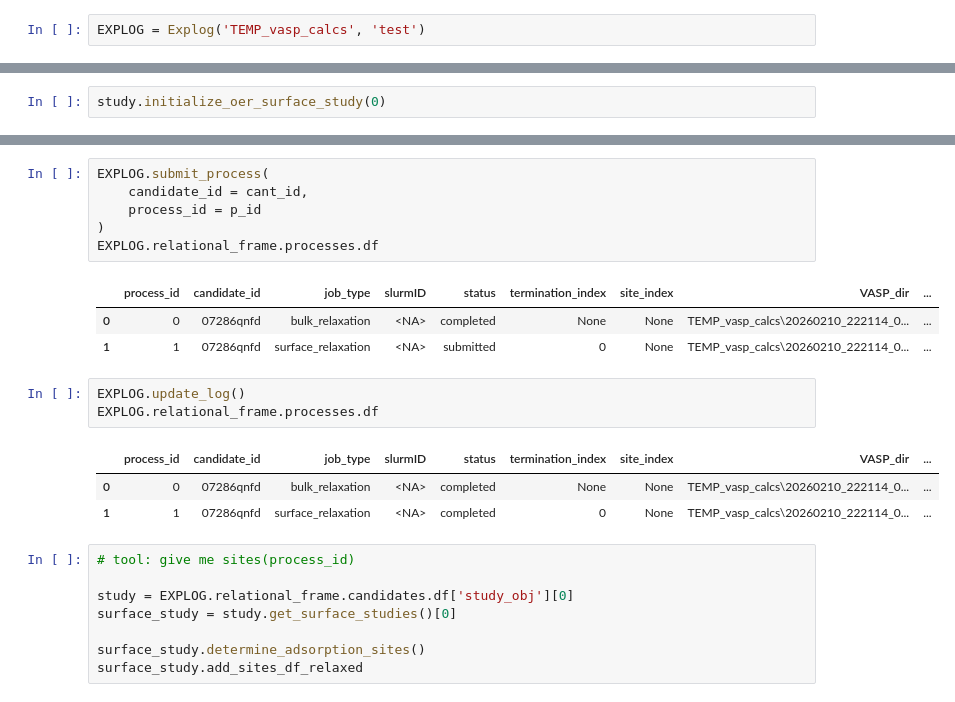
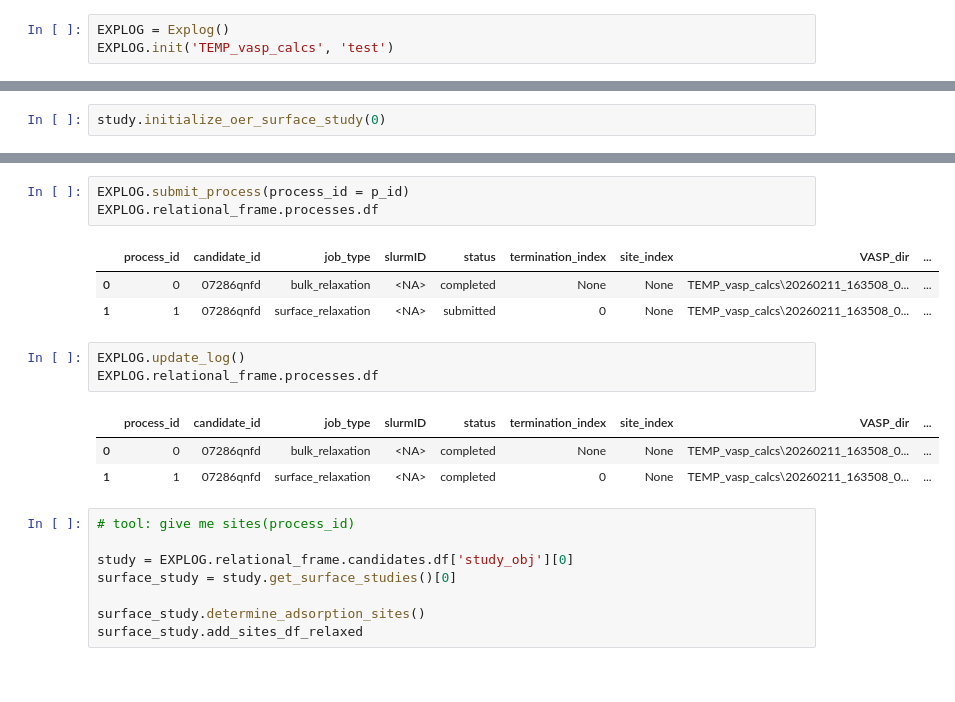
Before and after one commit to Matminator/GNoME_DREAMS_OER_screening, a Jupyter notebook: notebooks/sudo_workflow.ipynb, the cells around one changed output, grey strips where cells are left out. Saved outputs shown, nothing was run; the diff lists cells and outputs as text.

```diff
--- a/notebooks/sudo_workflow.ipynb
+++ b/notebooks/sudo_workflow.ipynb
@@ -13,7 +13,8 @@ from pymatgen.io.ase import AseAtomsAdaptor
 from gnome_dreams_oer_screening import OER_catalyst_study
 from gnome_dreams_oer_screening import Explog
 # %%
-EXPLOG = Explog('TEMP_vasp_calcs', 'test')
+EXPLOG = Explog()
+EXPLOG.init('TEMP_vasp_calcs', 'test')
 # %%
 # Test structures, to hand to the study object:
 ZrO2_m = read('ZrO2_m.cif')
@@ -123,20 +102,17 @@ EXPLOG.relational_frame.processes.df
 # %%
-EXPLOG.submit_process(
-    candidate_id = cant_id,
-    process_id = p_id
-)
+EXPLOG.submit_process(process_id = p_id)
 EXPLOG.relational_frame.processes.df
 # %% [output]
 |  | process_id | candidate_id | job_type | slurmID | status | termination_index | site_index | VASP_dir | ... |
-| 0 | 0 | 07286qnfd | bulk_relaxation | <NA> | completed | None | None | TEMP_vasp_calcs\20260210_222114_0... | ... |
-| 1 | 1 | 07286qnfd | surface_relaxation | <NA> | submitted | 0 | None | TEMP_vasp_calcs\20260210_222114_0... | ... |
+| 0 | 0 | 07286qnfd | bulk_relaxation | <NA> | completed | None | None | TEMP_vasp_calcs\20260211_163508_0... | ... |
+| 1 | 1 | 07286qnfd | surface_relaxation | <NA> | submitted | 0 | None | TEMP_vasp_calcs\20260211_163508_0... | ... |
 # %%
 EXPLOG.update_log()
 EXPLOG.relational_frame.processes.df
 # %% [output]
 |  | process_id | candidate_id | job_type | slurmID | status | termination_index | site_index | VASP_dir | ... |
-| 0 | 0 | 07286qnfd | bulk_relaxation | <NA> | completed | None | None | TEMP_vasp_calcs\20260210_222114_0... | ... |
-| 1 | 1 | 07286qnfd | surface_relaxation | <NA> | completed | 0 | None | TEMP_vasp_calcs\20260210_222114_0... | ... |
+| 0 | 0 | 07286qnfd | bulk_relaxation | <NA> | completed | None | None | TEMP_vasp_calcs\20260211_163508_0... | ... |
+| 1 | 1 | 07286qnfd | surface_relaxation | <NA> | completed | 0 | None | TEMP_vasp_calcs\20260211_163508_0... | ... |
 # %%
 # tool: give me sites(process_id)
 
```
Also changed, not shown: parts of 13 cells of this notebook, 1 other file.
